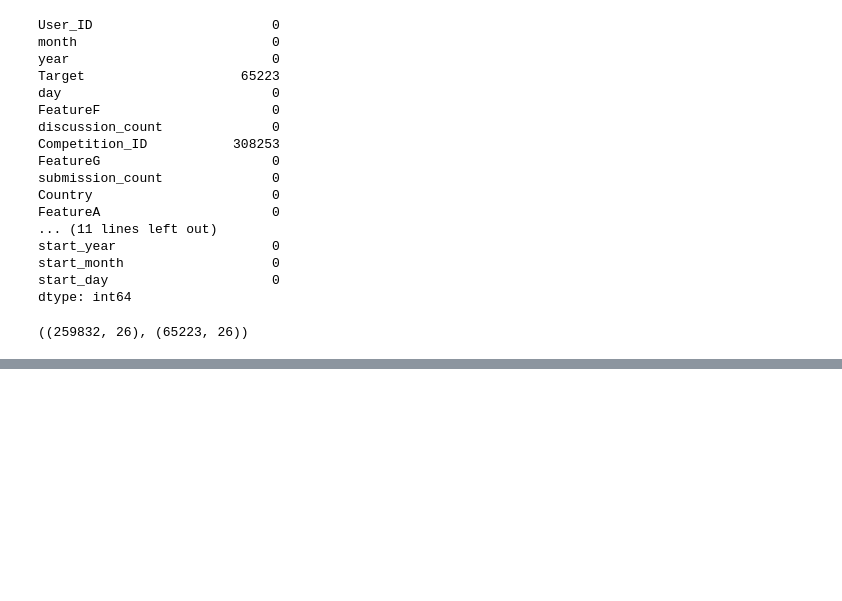
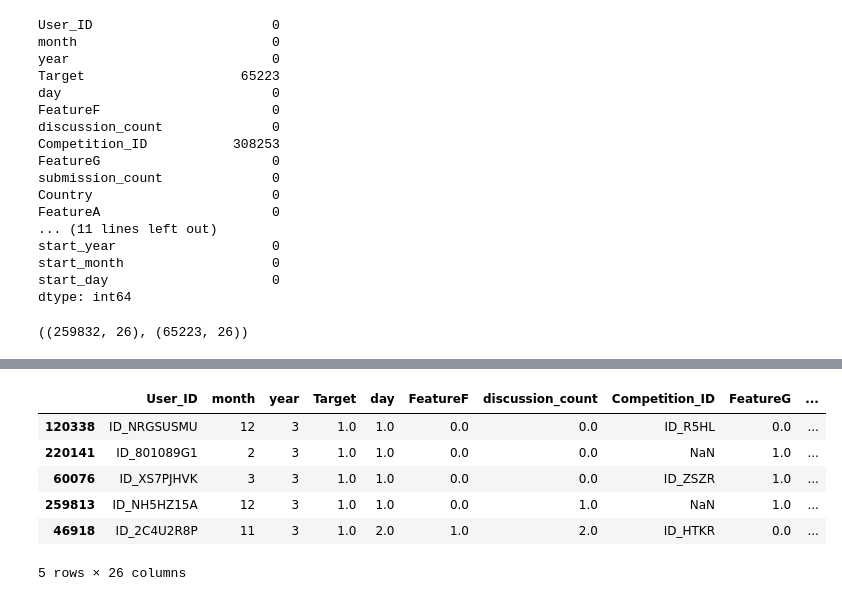
Before and after one commit to simiel/zindiUserBehaviour, a Jupyter notebook: PlayGround/final/Untitled.ipynb, the cells around one changed output, grey strips where cells are left out. Drawn from its saved outputs; the diff is of its cells as text; code cells hidden in the pictures; blank space fills up the shorter version.

```diff
--- a/PlayGround/final/Untitled.ipynb
+++ b/PlayGround/final/Untitled.ipynb
@@ -399,0 +459,10 @@ y=ultimate_merge['Target']
+# %%
+test_over.head()
+# %% [output]
+|  | User_ID | month | year | Target | day | FeatureF | discussion_count | Competition_ID | FeatureG | ... |
+| 120338 | ID_NRGSUSMU | 12 | 3 | 1.0 | 1.0 | 0.0 | 0.0 | ID_R5HL | 0.0 | ... |
+| 220141 | ID_801089G1 | 2 | 3 | 1.0 | 1.0 | 0.0 | 0.0 | NaN | 1.0 | ... |
+| 60076 | ID_XS7PJHVK | 3 | 3 | 1.0 | 1.0 | 0.0 | 0.0 | ID_ZSZR | 1.0 | ... |
+| 259813 | ID_NH5HZ15A | 12 | 3 | 1.0 | 1.0 | 0.0 | 1.0 | NaN | 1.0 | ... |
+| 46918 | ID_2C4U2R8P | 11 | 3 | 1.0 | 2.0 | 1.0 | 2.0 | ID_HTKR | 0.0 | ... |
+5 rows × 26 columns
```
Also changed, not shown: parts of 16 cells of this notebook, 3 other files.
